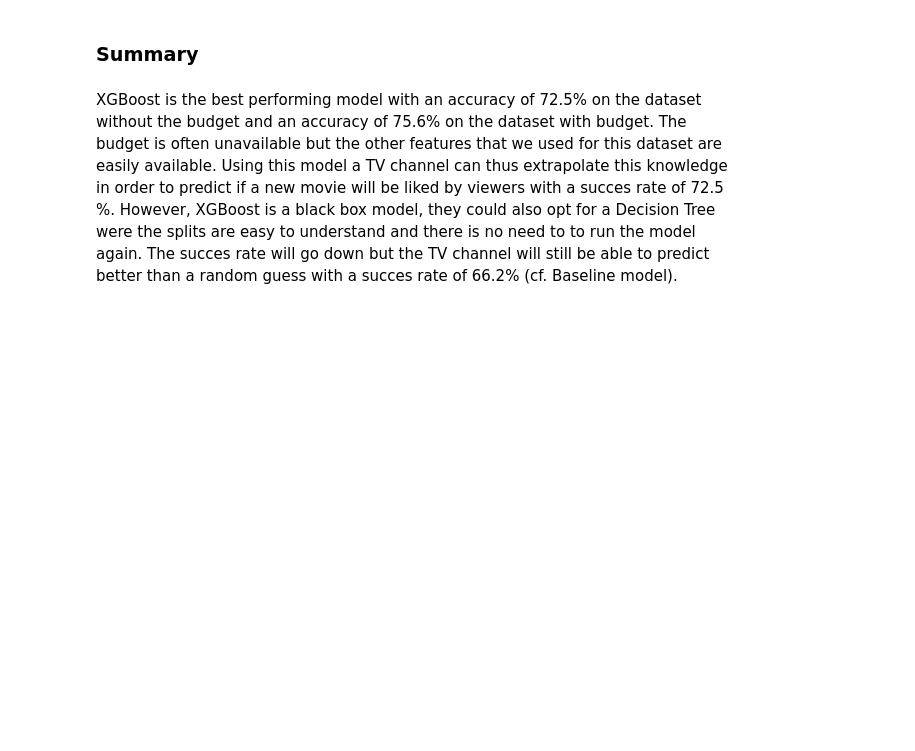
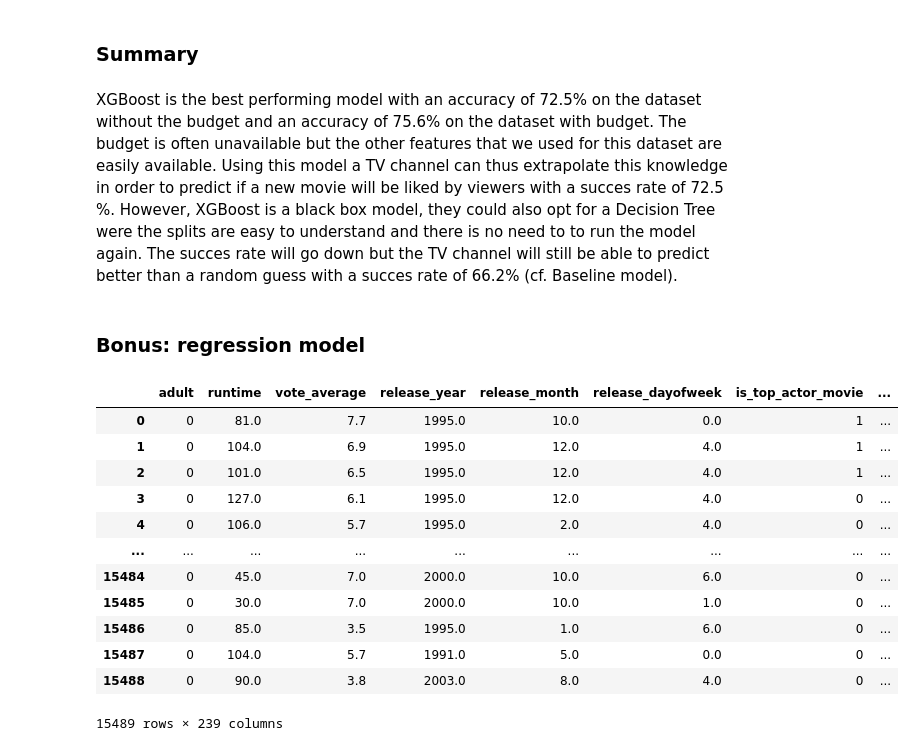
Before and after one commit to EliasMondelaers/datamanagementProject, a Jupyter notebook: Modeling.ipynb, the cells around one changed output. Drawn from its saved outputs; the diff is of its cells as text; code cells hidden in the pictures; blank space fills up the shorter version.

```diff
--- a/Modeling.ipynb
+++ b/Modeling.ipynb
@@ -593,3 +593,25 @@ plt.show()
 ### Summary
 # %% [markdown]
 XGBoost is the best performing model with an accuracy of 72.5% on the dataset without the budget and an accuracy of 75.6% on the dataset with budget. The budget is often unavailable but the other features that we used for this dataset are easily available. Using this model a TV channel can thus extrapolate this knowledge in order to predict if a new movie will be liked by viewers with a succes rate of 72.5 %. However, XGBoost is a black box model, they could also opt for a Decision Tree were the splits are easy to understand and there is no need to to run the model again. The succes rate will go down but the TV channel will still be able to predict better than a random guess with a succes rate of 66.2% (cf. Baseline model).
+# %% [markdown]
+### Bonus: regression model
+# %%
+df_regression = pd.read_csv("df_regression.csv")
+X = df_with_budget.drop(['vote_average'],axis=1)
+X = X.astype('float64')
+y = df_with_budget['vote_average']
+X_train, X_test, y_train, y_test = train_test_split(X, y, test_size=0.2, random_state=42)
+# %% [output]
+|  | adult | runtime | vote_average | release_year | release_month | release_dayofweek | is_top_actor_movie | ... |
+| 0 | 0 | 81.0 | 7.7 | 1995.0 | 10.0 | 0.0 | 1 | ... |
+| 1 | 0 | 104.0 | 6.9 | 1995.0 | 12.0 | 4.0 | 1 | ... |
+| 2 | 0 | 101.0 | 6.5 | 1995.0 | 12.0 | 4.0 | 1 | ... |
+| 3 | 0 | 127.0 | 6.1 | 1995.0 | 12.0 | 4.0 | 0 | ... |
+| 4 | 0 | 106.0 | 5.7 | 1995.0 | 2.0 | 4.0 | 0 | ... |
+| ... | ... | ... | ... | ... | ... | ... | ... | ... |
+| 15484 | 0 | 45.0 | 7.0 | 2000.0 | 10.0 | 6.0 | 0 | ... |
+| 15485 | 0 | 30.0 | 7.0 | 2000.0 | 10.0 | 1.0 | 0 | ... |
+| 15486 | 0 | 85.0 | 3.5 | 1995.0 | 1.0 | 6.0 | 0 | ... |
+| 15487 | 0 | 104.0 | 5.7 | 1991.0 | 5.0 | 0.0 | 0 | ... |
+| 15488 | 0 | 90.0 | 3.8 | 2003.0 | 8.0 | 4.0 | 0 | ... |
+15489 rows × 239 columns
```
Also changed, not shown: parts of 14 cells of this notebook, 4 other files.
